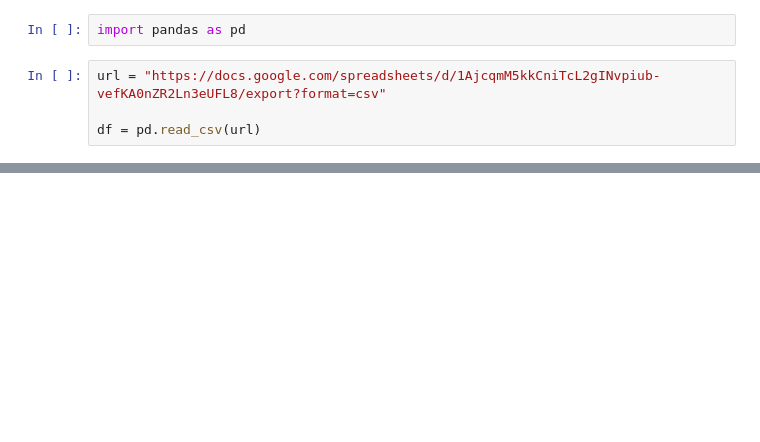
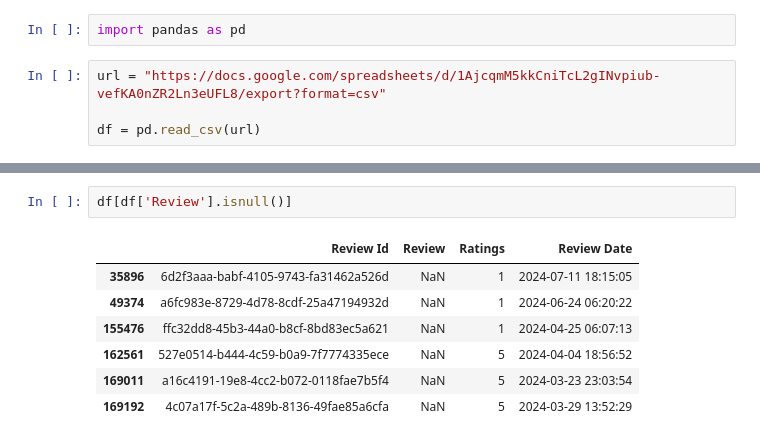
Before and after one commit to NeoTox419/chatgpt-review-analysis, a Jupyter notebook: chatgpt_analysis.ipynb, the cells around one changed output, grey strips where cells are left out. Saved outputs shown, nothing was run; the diff lists cells and outputs as text; blank space fills up the shorter version.

```diff
--- a/chatgpt_analysis.ipynb
+++ b/chatgpt_analysis.ipynb
@@ -33,0 +73,10 @@ np.int64(2511)
+# %%
+df[df['Review'].isnull()]
+# %% [output]
+|  | Review Id | Review | Ratings | Review Date |
+| 35896 | 6d2f3aaa-babf-4105-9743-fa31462a526d | NaN | 1 | 2024-07-11 18:15:05 |
+| 49374 | a6fc983e-8729-4d78-8cdf-25a47194932d | NaN | 1 | 2024-06-24 06:20:22 |
+| 155476 | ffc32dd8-45b3-44a0-b8cf-8bd83ec5a621 | NaN | 1 | 2024-04-25 06:07:13 |
+| 162561 | 527e0514-b444-4c59-b0a9-7f7774335ece | NaN | 5 | 2024-04-04 18:56:52 |
+| 169011 | a16c4191-19e8-4cc2-b072-0118fae7b5f4 | NaN | 5 | 2024-03-23 23:03:54 |
+| 169192 | 4c07a17f-5c2a-489b-8136-49fae85a6cfa | NaN | 5 | 2024-03-29 13:52:29 |
```
Also changed, not shown: parts of 12 cells of this notebook.
